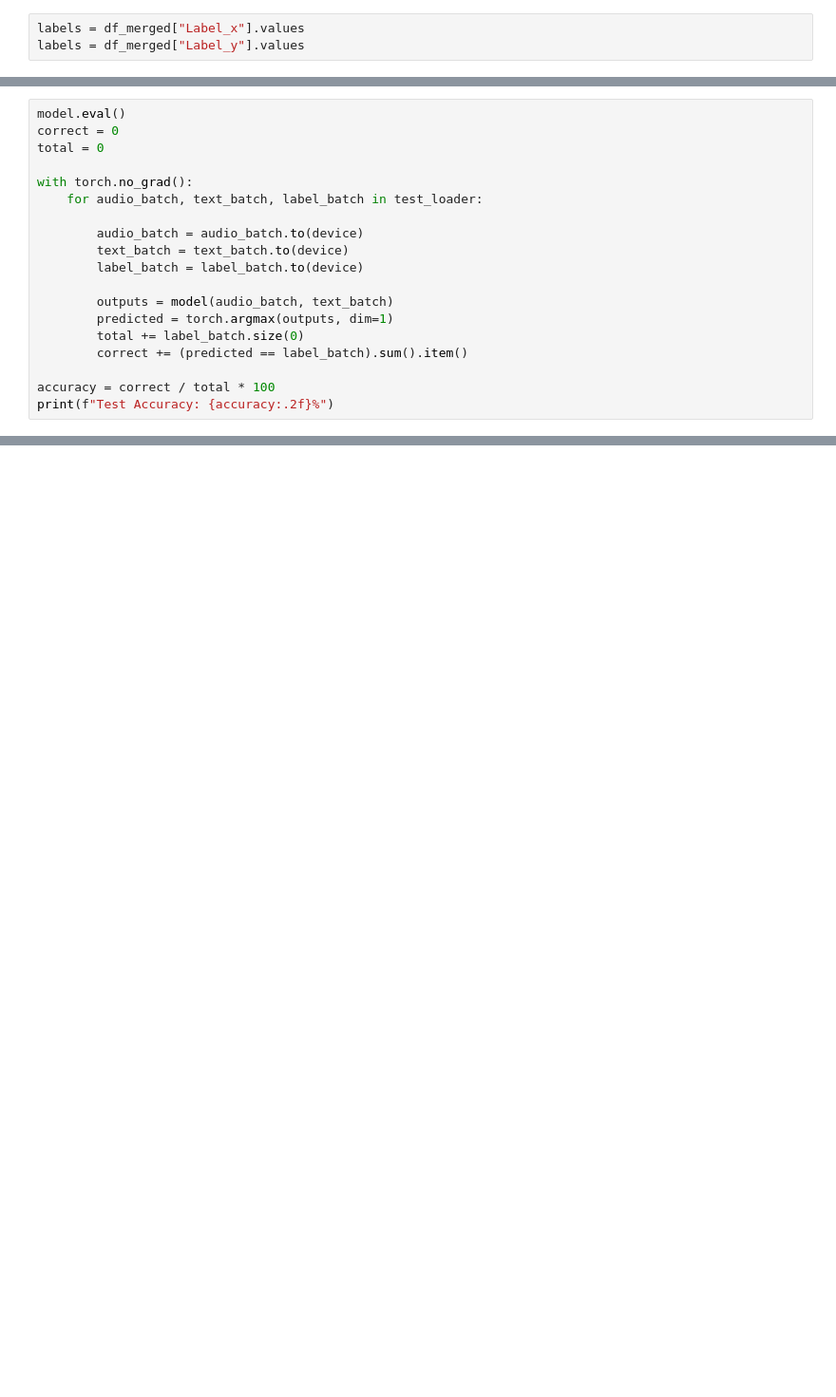
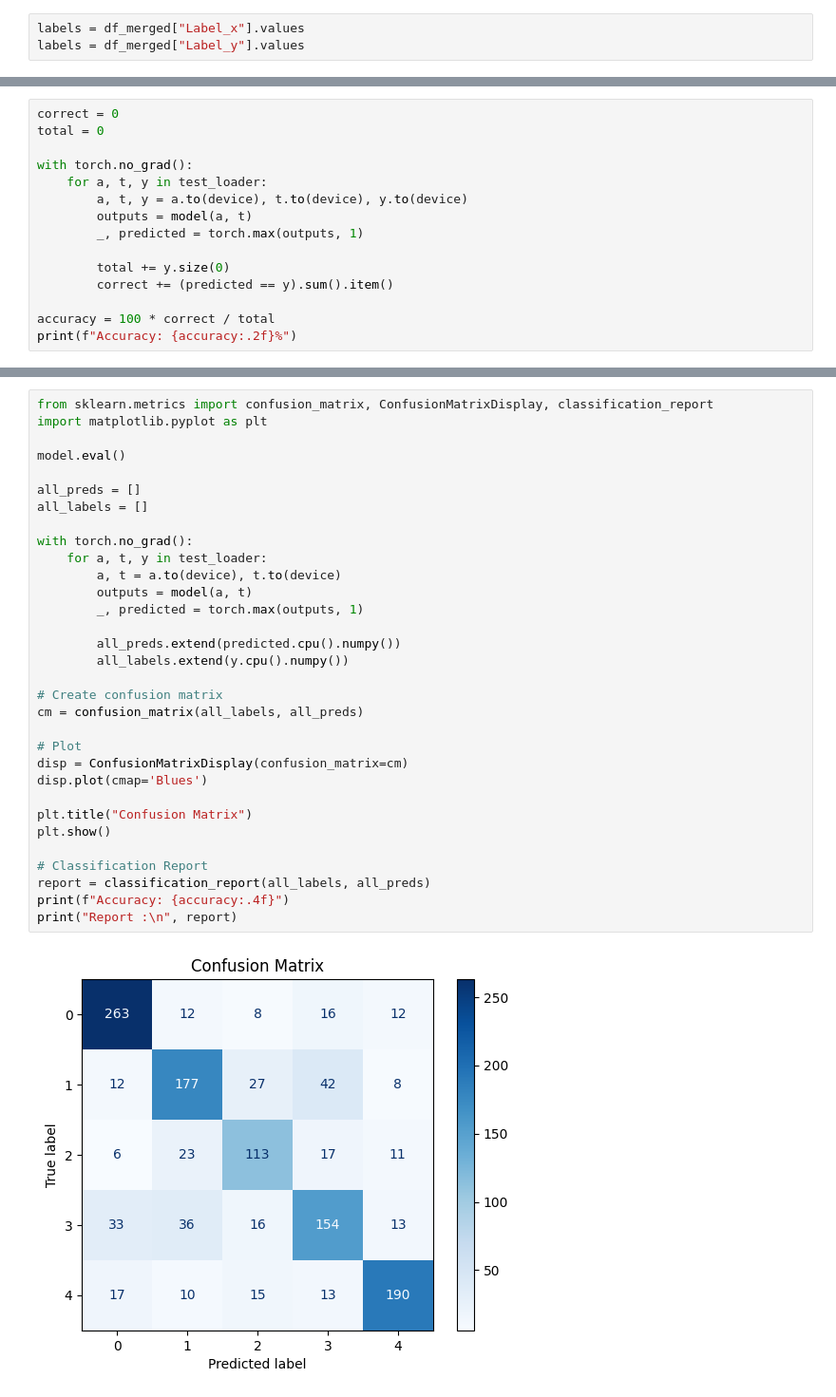
Before and after one commit to Faizan-Nawaz/UrEMONet, a Jupyter notebook: Backend/audio_text_fusion_edited.ipynb, the cells around one changed output, grey strips where cells are left out. Shown at 95% size. Cells and saved outputs as stored; diff of their text form; blank space fills up the shorter version.

```diff
--- a/Backend/audio_text_fusion_edited.ipynb
+++ b/Backend/audio_text_fusion_edited.ipynb
@@ -210,20 +281,16 @@ Epoch 50/50, Loss: 0.1433
 # %%
-model.eval()
 correct = 0
 total = 0
 
 with torch.no_grad():
-    for audio_batch, text_batch, label_batch in test_loader:
+    for a, t, y in test_loader:
+        a, t, y = a.to(device), t.to(device), y.to(device)
+        outputs = model(a, t)
+        _, predicted = torch.max(outputs, 1)
 
-        audio_batch = audio_batch.to(device)
-        text_batch = text_batch.to(device)
-        label_batch = label_batch.to(device)
+        total += y.size(0)
+        correct += (predicted == y).sum().item()
 
-        outputs = model(audio_batch, text_batch)
-        predicted = torch.argmax(outputs, dim=1)
-        total += label_batch.size(0)
-        correct += (predicted == label_batch).sum().item()
-
-accuracy = correct / total * 100
-print(f"Test Accuracy: {accuracy:.2f}%")
+accuracy = 100 * correct / total
+print(f"Accuracy: {accuracy:.2f}%")
 # %% [output]
@@ -282,0 +298,34 @@ weighted avg       0.60      0.60      0.60      1718
+# %%
+from sklearn.metrics import confusion_matrix, ConfusionMatrixDisplay, classification_report
+import matplotlib.pyplot as plt
+
+model.eval()
+
+all_preds = []
+all_labels = []
+
+with torch.no_grad():
+    for a, t, y in test_loader:
+        a, t = a.to(device), t.to(device)
+        outputs = model(a, t)
+        _, predicted = torch.max(outputs, 1)
+
+        all_preds.extend(predicted.cpu().numpy())
+        all_labels.extend(y.cpu().numpy())
+
+# Create confusion matrix
+cm = confusion_matrix(all_labels, all_preds)
+
+# Plot
+disp = ConfusionMatrixDisplay(confusion_matrix=cm)
+disp.plot(cmap='Blues')
+
+plt.title("Confusion Matrix")
+plt.show()
+
+# Classification Report
+report = classification_report(all_labels, all_preds)
+print(f"Accuracy: {accuracy:.4f}")
+print("Report :\n", report)
+# %% [output]
+[figure, added]
```
Also changed, not shown: parts of 22 cells of this notebook, 2 other files.
